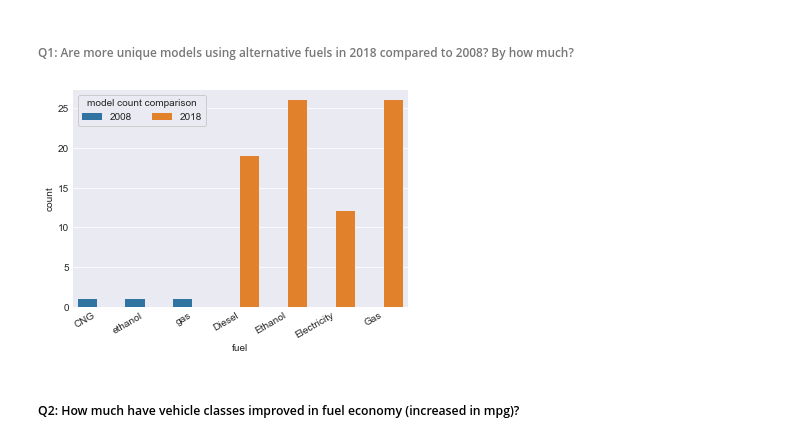
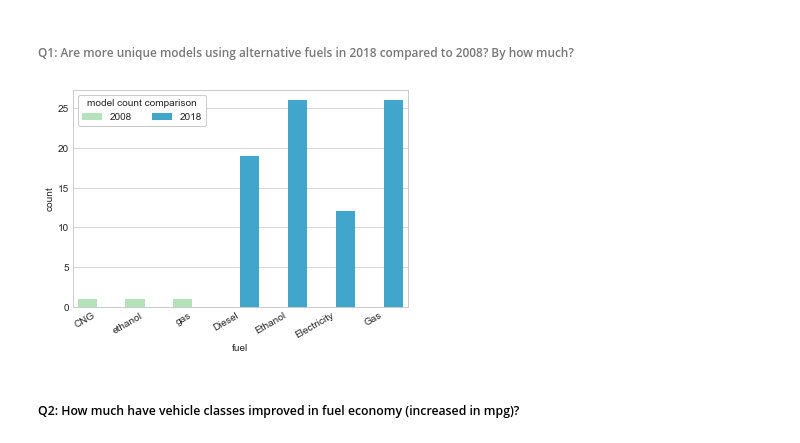
Before and after one commit to VilijaVait/data-analyst-udacity, a Jupyter notebook: exercises/fuel-economy-case-study-data-visuals.ipynb, the cells around one changed output. Saved outputs shown, nothing was run; the diff lists cells and outputs as text; code cells hidden in the pictures.

Commit message:
add further analyses of fuel economy trends

```diff
--- a/exercises/fuel-economy-case-study-data-visuals.ipynb
+++ b/exercises/fuel-economy-case-study-data-visuals.ipynb
@@ -13,7 +13,7 @@ import pandas as pd
 import numpy as np
 import matplotlib.pyplot as plt
 import seaborn as sns
-sns.set_style('darkgrid')  #https://seaborn.pydata.org/tutorial/aesthetics.html
+sns.set_style('whitegrid')  #https://seaborn.pydata.org/tutorial/aesthetics.html
 
 %matplotlib inline
 # %%
@@ -83,11 +83,11 @@ df_fuel.tail()
 # %%
 alt_fuel = df_fuel[df_fuel['fuel'] != 'Gasoline']
 
-ax = sns.countplot(data = alt_fuel, x = 'fuel', hue = 'year');
+ax = sns.countplot(data = alt_fuel, x = 'fuel', hue = 'year', palette='GnBu', saturation=1);
 ax.legend(loc = 'upper left', ncol = 3, framealpha = 1, title = 'model count comparison', frameon = True);
 ax.set_xticklabels(ax.get_xticklabels(), rotation=30, ha = 'right');
 # %% [output]
-[figure, old version]
+[figure, new version]
 # %% [markdown]
 ##### Q2: How much have vehicle classes improved in fuel economy (increased in mpg)?
 # %%
```
Also changed, not shown: parts of 23 cells of this notebook.
